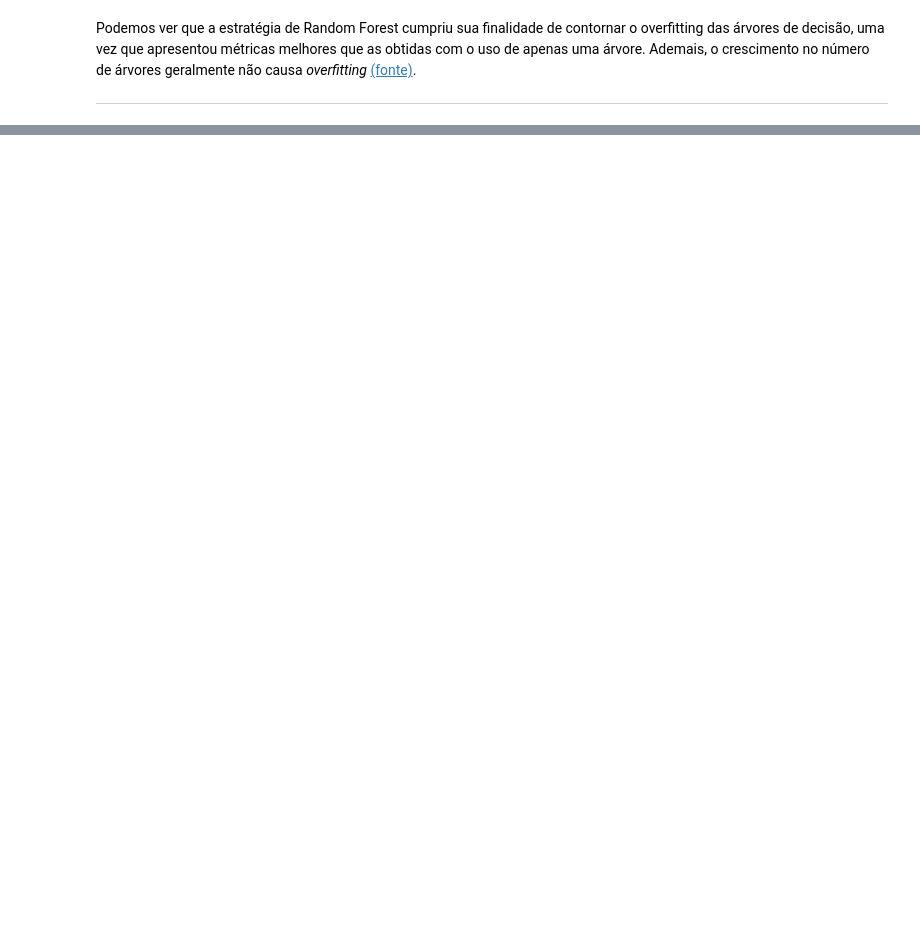
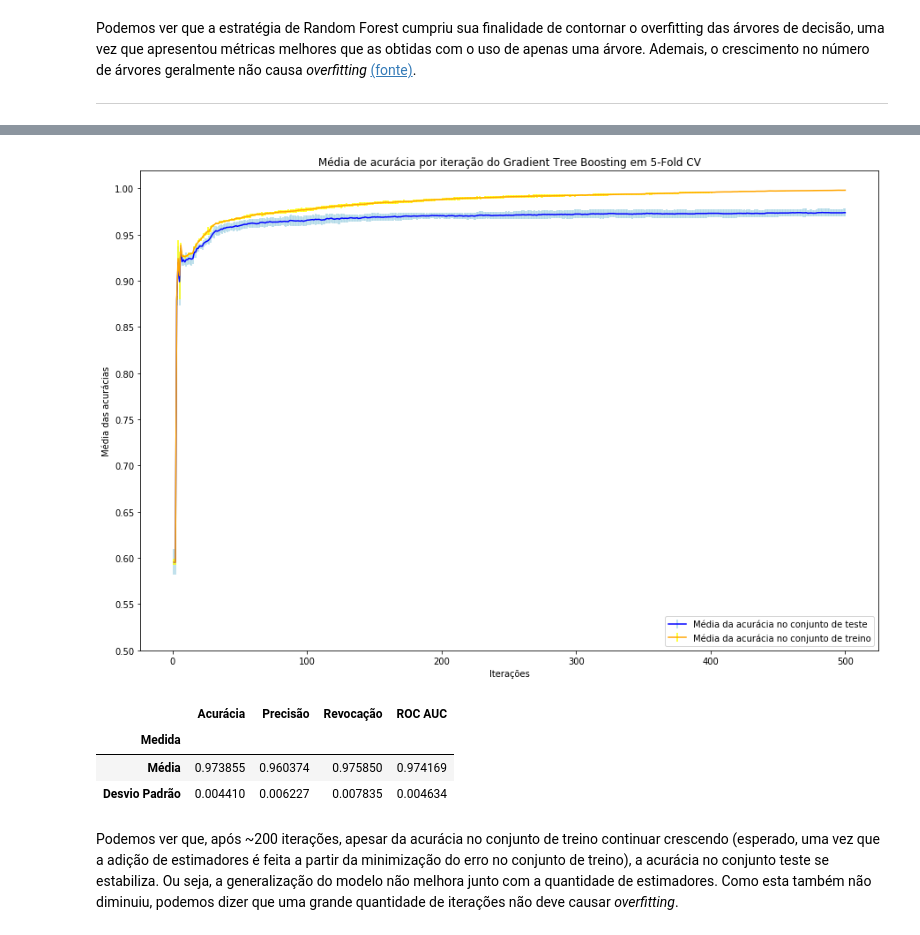
Before and after one commit to marscos/learning_exoplanets, a Jupyter notebook: Aprendizado de Máquina - TP1.ipynb, the cells around one changed output, grey strips where cells are left out. Saved outputs shown, nothing was run; the diff lists cells and outputs as text; code cells hidden in the pictures; blank space fills up the shorter version.

Commit message:
Gradient Tree Boosting

```diff
--- a/Aprendizado de Máquina - TP1.ipynb
+++ b/Aprendizado de Máquina - TP1.ipynb
@@ -536,0 +560,44 @@ Em cada iteração $1 \leq m \leq M$ do método, existeum modelo imperfeito $F_m
+# %%
+from sklearn.ensemble import GradientBoostingClassifier
+
+gb_results = []
+train_accuracies = []
+test_accuracies = []
+n_iters=500
+for train, test in kfold.split(koi, target):
+    gb = GradientBoostingClassifier(n_estimators=n_iters, learning_rate=0.1, max_depth=2)
+    gb = gb.fit(koi.iloc[train], target.iloc[train])
+    y_pred = gb.predict(koi.iloc[test])
+    gb_results.append(evaluate_prediction(target.iloc[test], y_pred))
+    train_accuracies.append([])
+    test_accuracies.append([])
+    for i, y_pred in enumerate(gb.staged_predict(koi.iloc[train])):
+        train_accuracies[-1].append(metrics.accuracy_score(target.iloc[train], y_pred))
+    for i, y_pred in enumerate(gb.staged_predict(koi.iloc[test])):
+        test_accuracies[-1].append(metrics.accuracy_score(target.iloc[test], y_pred))
+mean_train_accuracies = np.array(train_accuracies).mean(axis=0)
+std_train_accuracies = np.array(train_accuracies).std(axis=0)
+mean_test_accuracies = np.array(test_accuracies).mean(axis=0)
+std_test_accuracies = np.array(test_accuracies).std(axis=0);
+# %%
+plt.figure(figsize=(15,10))
+plt.errorbar(range(1, n_iters+1), mean_test_accuracies, std_test_accuracies, color='blue', ecolor='lightblue', label='Média da acurácia no conjunto de teste')
+plt.errorbar(range(1, n_iters+1), mean_train_accuracies, std_train_accuracies, color='orange', ecolor='yellow', label='Média da acurácia no conjunto de treino')
+plt.title("Média de acurácia por iteração do Gradient Tree Boosting em 5-Fold CV")
+plt.xlabel("Iterações")
+plt.ylabel("Média das acurácias")
+plt.yticks(np.arange(0.5,1.05,0.05))
+plt.legend(loc='lower right');
+# %% [output]
+[figure, added]
+# %%
+gb_results = np.array(gb_results)
+results.loc["Gradient Tree Boosting"] = [gb_results.mean(axis=0), gb_results.std(axis=0)]
+results.loc["Gradient Tree Boosting"]
+# %% [output]
+|  | Acurácia | Precisão | Revocação | ROC AUC |
+| Medida |  |  |  |  |
+| Média | 0.973855 | 0.960374 | 0.975850 | 0.974169 |
+| Desvio Padrão | 0.004410 | 0.006227 | 0.007835 | 0.004634 |
+# %% [markdown]
+Podemos ver que, após ~200 iterações, apesar da acurácia no conjunto de treino continuar crescendo (esperado, uma vez que a adição de estimadores é feita a partir da minimização do erro no conjunto de treino), a acurácia no conjunto teste se estabiliza. Ou seja, a generalização do modelo não melhora junto com a quantidade de estimadores. Como esta também não diminuiu, podemos dizer que uma grande quantidade de iterações não deve causar _overfitting_.
```
Also changed, not shown: parts of 20 cells of this notebook, 4 other files.
